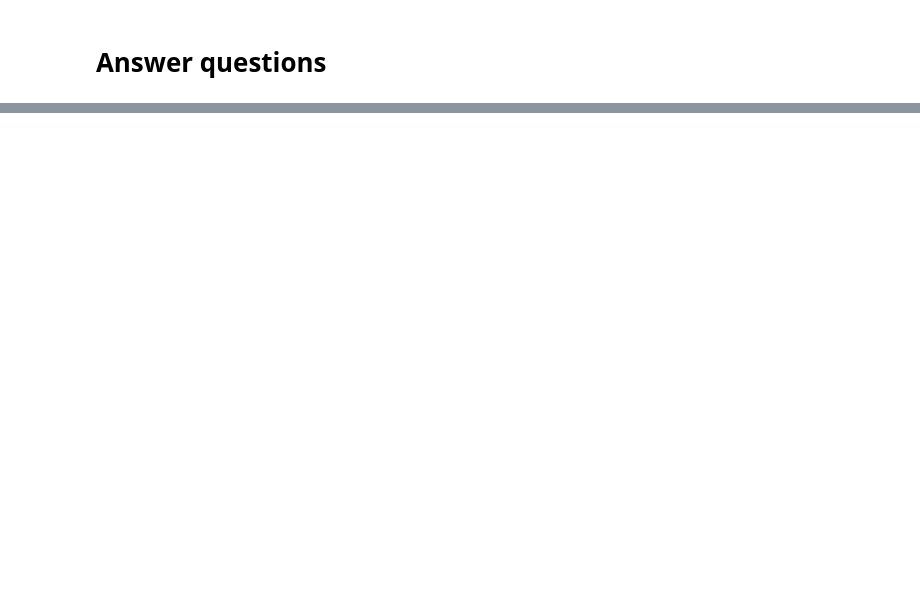
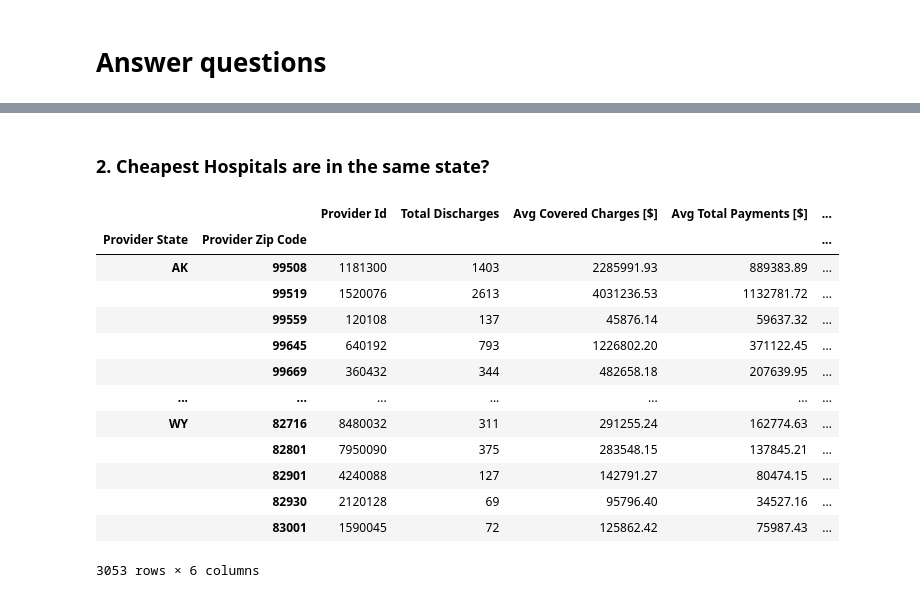
Before and after one commit to isabelyb/hospital_charges_USA, a Jupyter notebook: charges_hospital_USA.ipynb, the cells around one changed output, grey strips where cells are left out. Drawn from its saved outputs; the diff is of its cells as text; code cells hidden in the pictures; blank space fills up the shorter version.

```diff
--- a/charges_hospital_USA.ipynb
+++ b/charges_hospital_USA.ipynb
@@ -99,3 +206,23 @@ sorted_df1.plot_bokeh.bar(figsize=(1200,400), title='Hospital Charges in America
+# %% [markdown]
+### 2. Cheapest Hospitals are in the same state?
+# %%
+df2 = df.groupby(['Provider State', 'Provider Zip Code']).sum()
+df2
+# %% [output]
+|  |  | Provider Id | Total Discharges | Avg Covered Charges [$] | Avg Total Payments [$] | ... |
+| Provider State | Provider Zip Code |  |  |  |  | ... |
+| AK | 99508 | 1181300 | 1403 | 2285991.93 | 889383.89 | ... |
+|  | 99519 | 1520076 | 2613 | 4031236.53 | 1132781.72 | ... |
+|  | 99559 | 120108 | 137 | 45876.14 | 59637.32 | ... |
+|  | 99645 | 640192 | 793 | 1226802.20 | 371122.45 | ... |
+|  | 99669 | 360432 | 344 | 482658.18 | 207639.95 | ... |
+| ... | ... | ... | ... | ... | ... | ... |
+| WY | 82716 | 8480032 | 311 | 291255.24 | 162774.63 | ... |
+|  | 82801 | 7950090 | 375 | 283548.15 | 137845.21 | ... |
+|  | 82901 | 4240088 | 127 | 142791.27 | 80474.15 | ... |
+|  | 82930 | 2120128 | 69 | 95796.40 | 34527.16 | ... |
+|  | 83001 | 1590045 | 72 | 125862.42 | 75987.43 | ... |
+3053 rows × 6 columns
 # %%
 # To answer if exist some correlation between Average Covered Charges, Average Total Payments and Average Medicare Payments
 df[['Avg Covered Charges [$]', 'Avg Total Payments [$]', 'Avg Medicare Payments [$]']].corr(method ='pearson')
```
Also changed, not shown: parts of 15 cells of this notebook, 1 other file.
